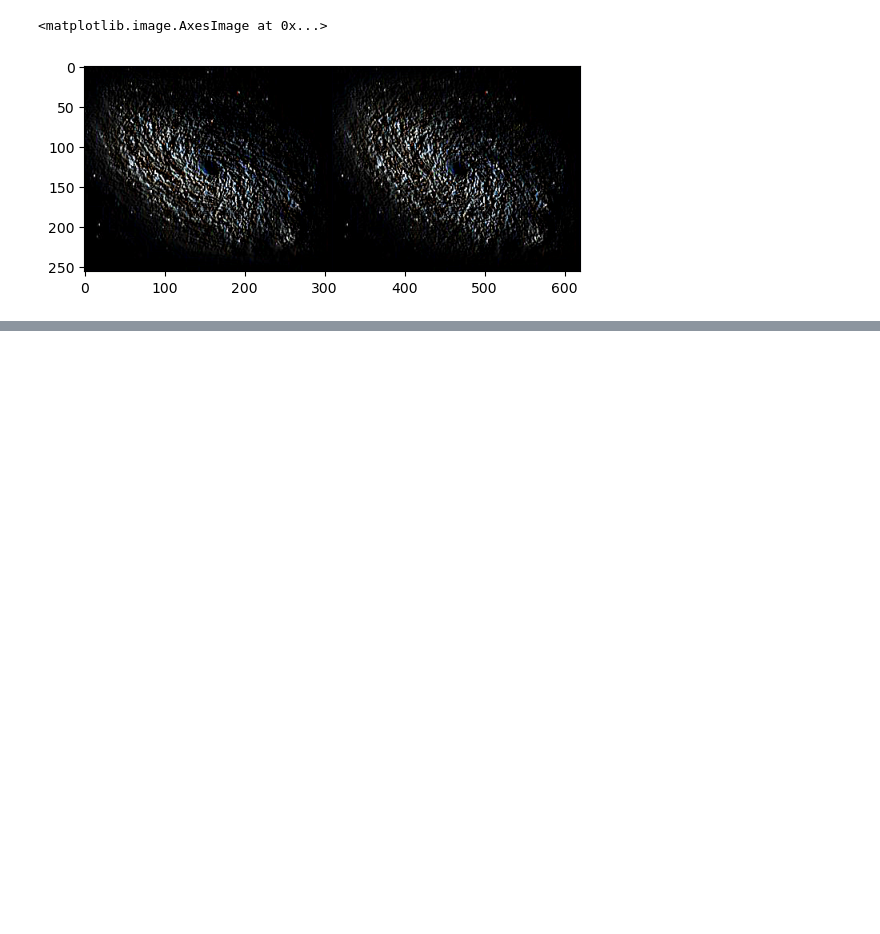
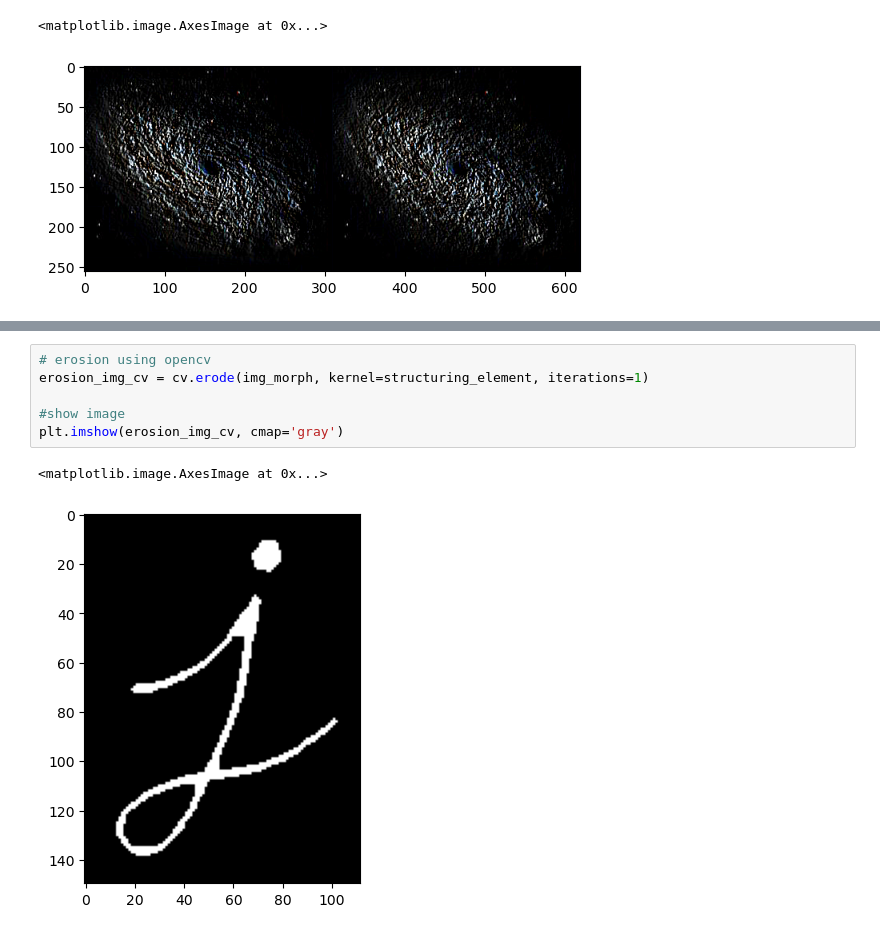
Before and after one commit to AkhmadRamadani/PCVK_GENAP_2023, a Jupyter notebook: UTS.ipynb, the cells around one changed output, grey strips where cells are left out. Drawn from its saved outputs; the diff is of its cells as text; blank space fills up the shorter version.

```diff
--- a/UTS.ipynb
+++ b/UTS.ipynb
@@ -250,0 +348,9 @@ plt.imshow(img_concat)
+# %%
+# erosion using opencv
+erosion_img_cv = cv.erode(img_morph, kernel=structuring_element, iterations=1)
+
+#show image
+plt.imshow(erosion_img_cv, cmap='gray')
+# %% [output]
+<matplotlib.image.AxesImage at 0x...>
+[figure, added]
```
Also changed, not shown: parts of 6 cells of this notebook.
